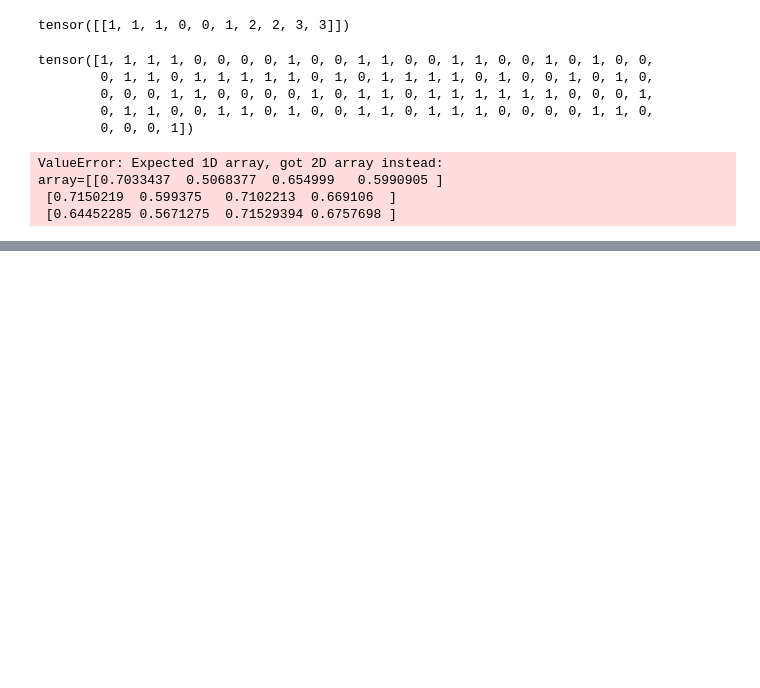
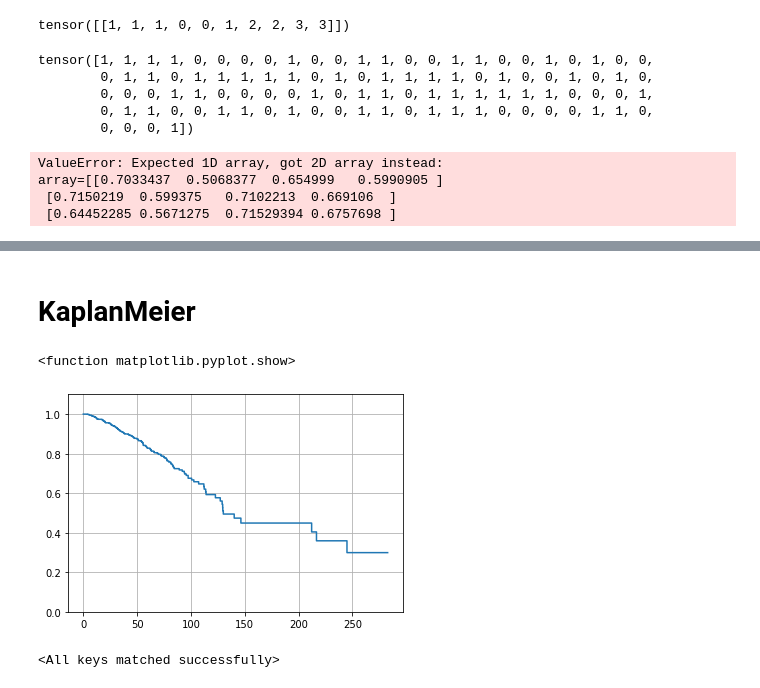
Before and after one commit to SeibelT/multimodal_survival_prediction, a Jupyter notebook: playground.ipynb, the cells around one changed output, grey strips where cells are left out. Cells and saved outputs as stored; diff of their text form; code cells hidden in the pictures; blank space fills up the shorter version.

```diff
--- a/playground.ipynb
+++ b/playground.ipynb
@@ -242,0 +269,24 @@ array=[[0.7033437  0.5068377  0.654999   0.5990905 ]
+# %%
+from multi_modal_ds import HistGen_Dataset
+import pandas as pd
+from utils import Survival_Loss
+alpha = 0.25
+bins = 4
+lr = 2e-4
+l1_lambda = 1e-5
+
+f = f"/nodes/bevog/work4/seibel/data/tcga_brca_trainable{bins}.csv"
+device = 'cuda' if torch.cuda.is_available() else 'cpu'
+data_path = "/nodes/bevog/work4/seibel/data/TCGA-BRCA-DX-features/tcga_brca_20x_features/pt_files" # folderpath for h5y fiels which contain the WSI feat vecs
+batchsize = 1  # due to different size of bags
+
+df = pd.read_csv(f)
+train_ds = HistGen_Dataset(df,data_path = data_path,train=True)
+test_ds = HistGen_Dataset(df,data_path = data_path,train=False)
+training_dataloader = torch.utils.data.DataLoader( train_ds,batch_size=batchsize)
+test_dataloader = torch.utils.data.DataLoader(test_ds,batch_size=batchsize)
+
+
+model = Attention_surv(hist_dim=2048,bins=bins).to(device)
+optimizer = torch.optim.Adam(model.parameters(),lr=lr,betas=[0.9,0.999],weight_decay=1e-5,)
+criterion = Survival_Loss(alpha)
@@ -242,0 +302,42 @@ array=[[0.7033437  0.5068377  0.654999   0.5990905 ]
+# %% [markdown]
+# KaplanMeier
+# %%
+from sksurv.nonparametric import kaplan_meier_estimator
+import pandas as pd
+import numpy as np
+import matplotlib.pyplot as plt
+bins = 4
+f = f"/nodes/bevog/work4/seibel/data/tcga_brca_trainable{bins}.csv"
+df = pd.read_csv(f)
+df = df[["slide_id","survival_months_discretized","censorship","survival_months"]]
+# %%
+#help(kaplan_meier_estimator)
+event = np.asarray(1-df["censorship"]).astype(bool)
+time_exit = np.asarray(df["survival_months"])
+
+
+x_full, y_full = kaplan_meier_estimator(event, time_exit)
+plt.step(x_full, y_full, where="post")
+plt.ylim(0, 1.1)
+plt.grid()
+plt.show
+# %% [output]
+<function matplotlib.pyplot.show>
+[figure, added]
+# %%
+from models import AttMil_Survival
+from multi_modal_ds import HistGen_Dataset
+import torch
+from torch import nn
+from utils import c_index
+#load model
+d_hist = 2048
+device = 'cuda' if torch.cuda.is_available() else 'cpu'
+bins = 4
+model = AttMil_Survival(d_hist,bins,device ).to(device)
+#load weights
+f_weights = "/work4/seibel/results/alpha0.5hist/AttMil_Survival_nll-alpha0.5-fold5-l1_lambda1e-07.pth"
+weights = torch.load(f_weights)['model']
+model.load_state_dict(weights)
+# %% [output]
+<All keys matched successfully>
```
Also changed, not shown: parts of 9 cells of this notebook, 5 other files.
